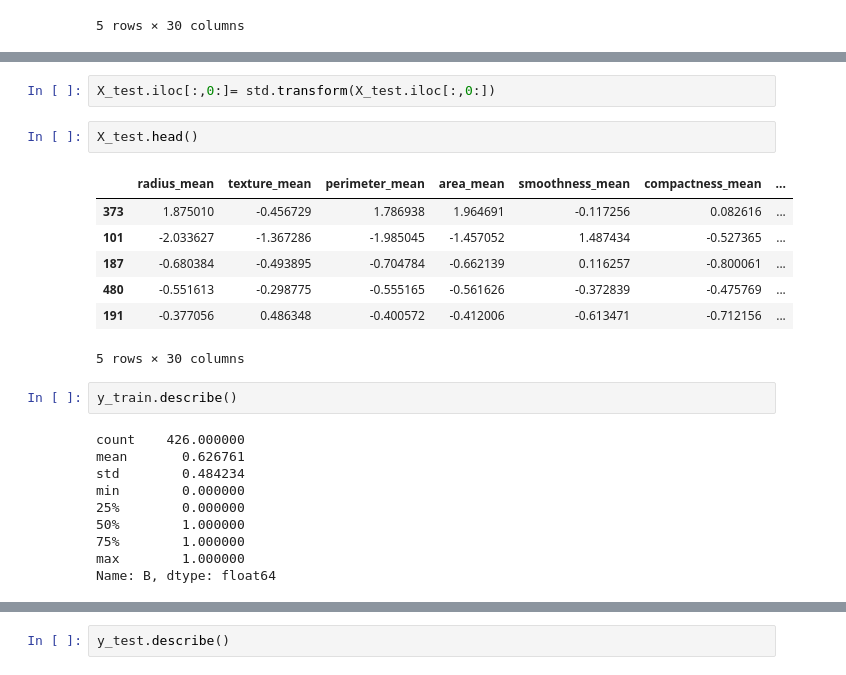
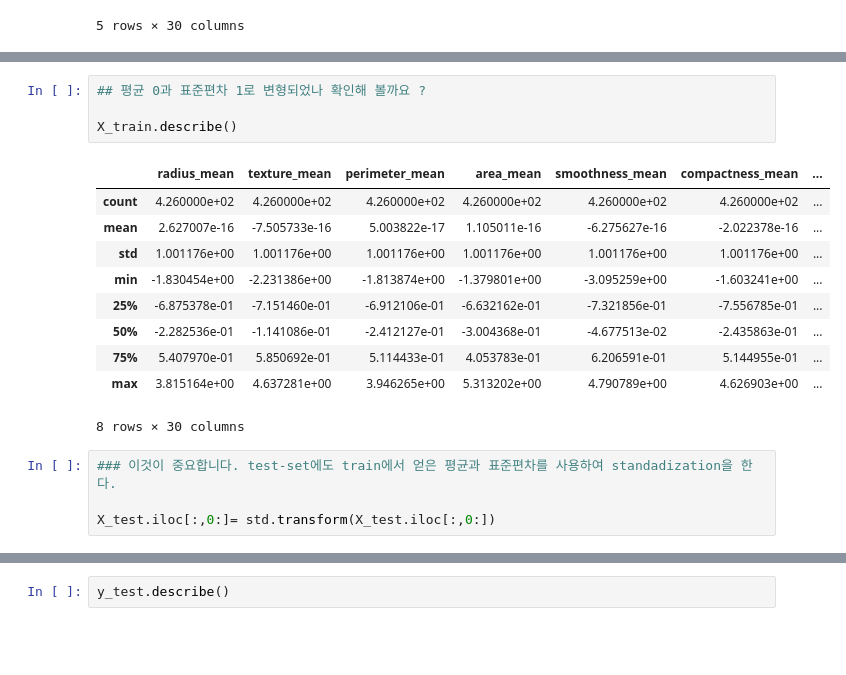
Before and after one commit to gundaminpde/2023_F_set_theory, a Jupyter notebook: ANN_2nd_step.ipynb, the cells around one changed output, grey strips where cells are left out. Saved outputs shown, nothing was run; the diff lists cells and outputs as text; blank space fills up the shorter version.

```diff
--- a/ANN_2nd_step.ipynb
+++ b/ANN_2nd_step.ipynb
@@ -120,27 +188,22 @@ X_train.head()
 | 120 | -0.766231 | -1.973550 | -0.760321 | -0.710960 | -0.169227 | -0.696104 | ... |
 | 539 | -1.830454 | 1.422457 | -1.796467 | -1.379801 | -0.671138 | 0.317666 | ... |
 5 rows × 30 columns
+# %%
+## 평균 0과 표준편차 1로 변형되었나 확인해 볼까요 ?
+
+X_train.describe()
+# %% [output]
+|  | radius_mean | texture_mean | perimeter_mean | area_mean | smoothness_mean | compactness_mean | ... |
+| count | 4.260000e+02 | 4.260000e+02 | 4.260000e+02 | 4.260000e+02 | 4.260000e+02 | 4.260000e+02 | ... |
+| mean | 2.627007e-16 | -7.505733e-16 | 5.003822e-17 | 1.105011e-16 | -6.275627e-16 | -2.022378e-16 | ... |
+| std | 1.001176e+00 | 1.001176e+00 | 1.001176e+00 | 1.001176e+00 | 1.001176e+00 | 1.001176e+00 | ... |
+| min | -1.830454e+00 | -2.231386e+00 | -1.813874e+00 | -1.379801e+00 | -3.095259e+00 | -1.603241e+00 | ... |
+| 25% | -6.875378e-01 | -7.151460e-01 | -6.912106e-01 | -6.632162e-01 | -7.321856e-01 | -7.556785e-01 | ... |
+| 50% | -2.282536e-01 | -1.141086e-01 | -2.412127e-01 | -3.004368e-01 | -4.677513e-02 | -2.435863e-01 | ... |
+| 75% | 5.407970e-01 | 5.850692e-01 | 5.114433e-01 | 4.053783e-01 | 6.206591e-01 | 5.144955e-01 | ... |
+| max | 3.815164e+00 | 4.637281e+00 | 3.946265e+00 | 5.313202e+00 | 4.790789e+00 | 4.626903e+00 | ... |
+8 rows × 30 columns
 # %%
+### 이것이 중요합니다. test-set에도 train에서 얻은 평균과 표준편차를 사용하여 standadization을 한다.
+
 X_test.iloc[:,0:]= std.transform(X_test.iloc[:,0:])
-# %%
-X_test.head()
-# %% [output]
-|  | radius_mean | texture_mean | perimeter_mean | area_mean | smoothness_mean | compactness_mean | ... |
-| 373 | 1.875010 | -0.456729 | 1.786938 | 1.964691 | -0.117256 | 0.082616 | ... |
-| 101 | -2.033627 | -1.367286 | -1.985045 | -1.457052 | 1.487434 | -0.527365 | ... |
-| 187 | -0.680384 | -0.493895 | -0.704784 | -0.662139 | 0.116257 | -0.800061 | ... |
-| 480 | -0.551613 | -0.298775 | -0.555165 | -0.561626 | -0.372839 | -0.475769 | ... |
-| 191 | -0.377056 | 0.486348 | -0.400572 | -0.412006 | -0.613471 | -0.712156 | ... |
-5 rows × 30 columns
-# %%
-y_train.describe()
-# %% [output]
-count    426.000000
-mean       0.626761
-std        0.484234
-min        0.000000
-25%        0.000000
-50%        1.000000
-75%        1.000000
-max        1.000000
-Name: B, dtype: float64
```
Also changed, not shown: parts of 25 cells of this notebook.
